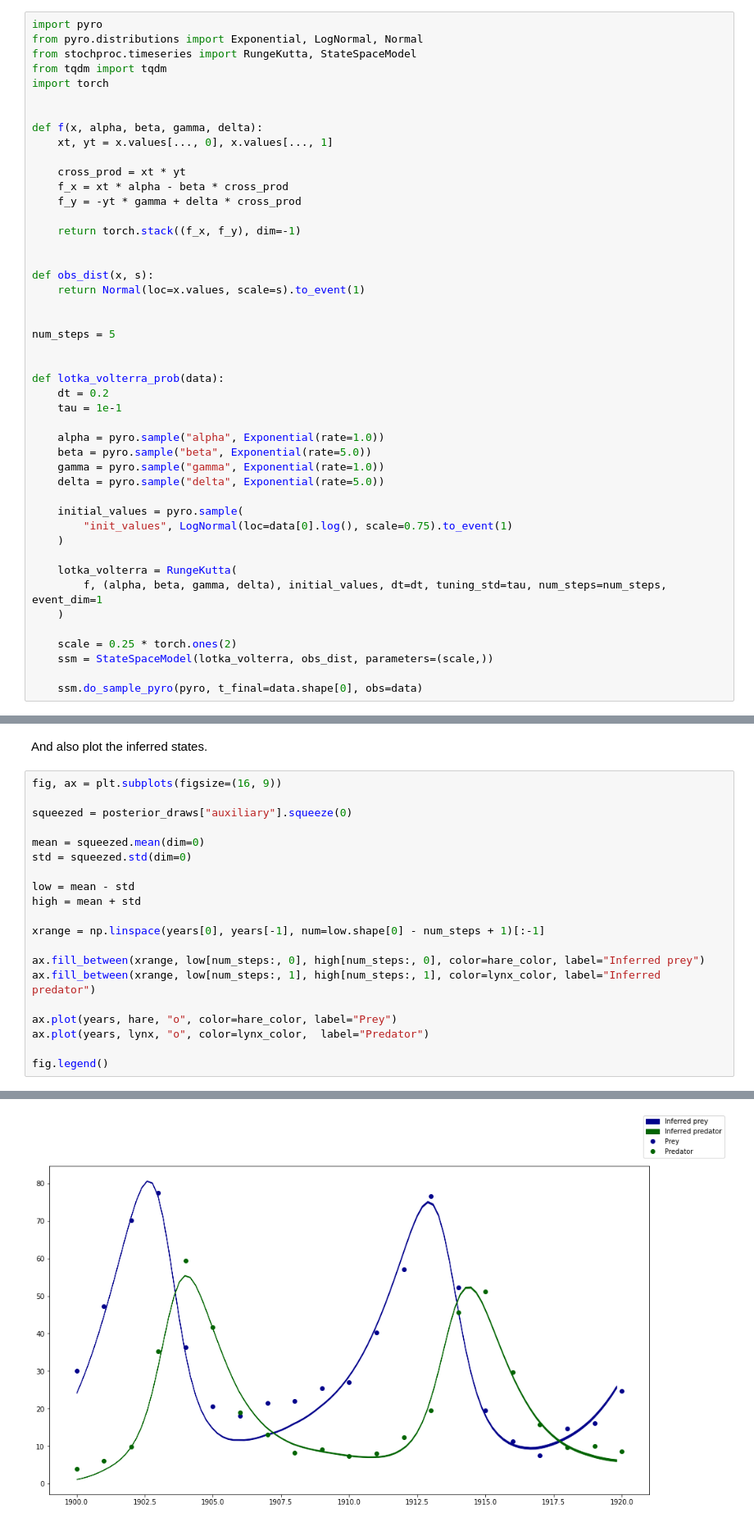
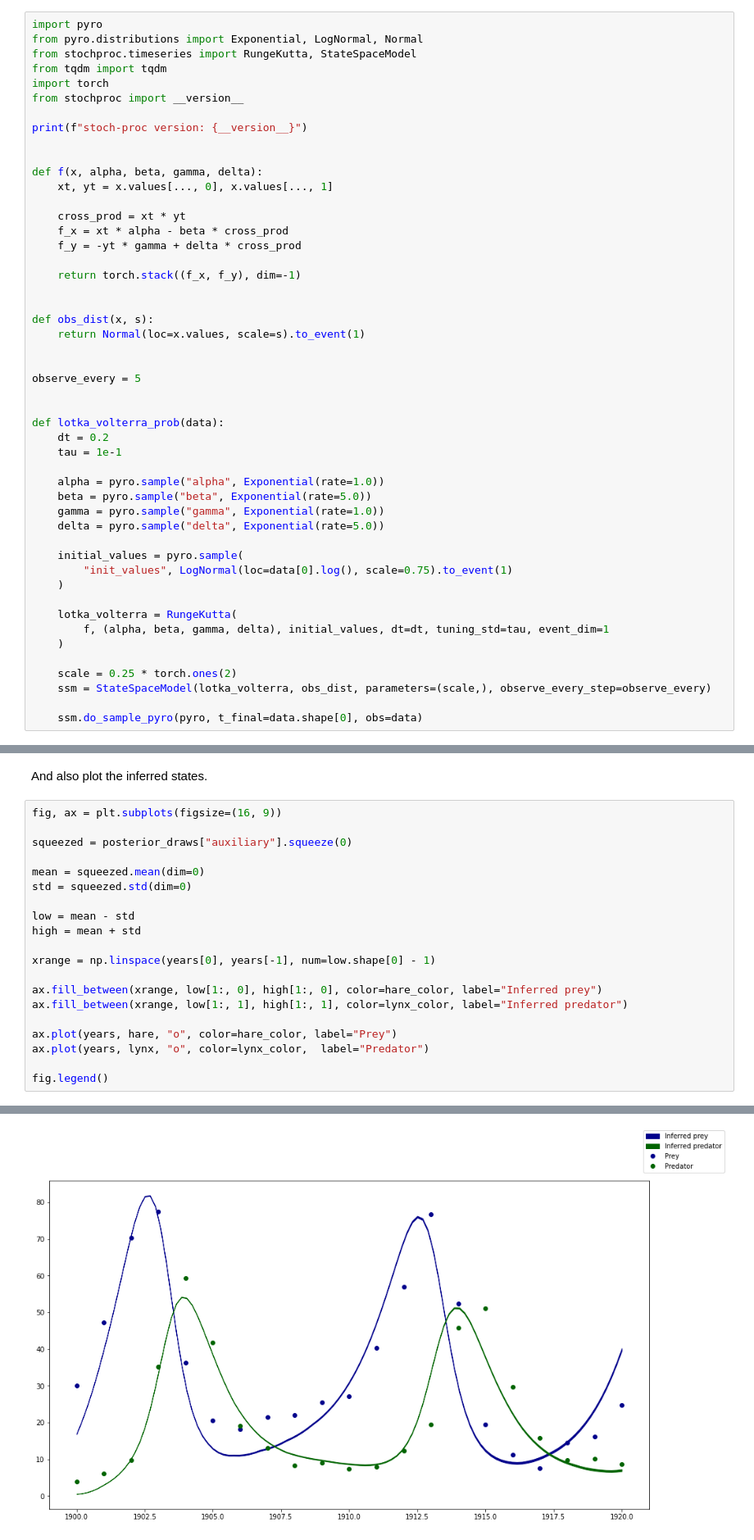
Before and after one commit to tingiskhan/stoch-proc, a Jupyter notebook: examples/hare-munchers.ipynb, the cells around one changed output, grey strips where cells are left out. Shown at 82% size. Drawn from its saved outputs; the diff is of its cells as text.

Commit message:
Feature/improved behaviour num steps (#7)
* Ups version

* Docs

* Adds time index property to result

* Improves step handling

* Fixes tests

* NB

```diff
--- a/examples/hare-munchers.ipynb
+++ b/examples/hare-munchers.ipynb
@@ -56,6 +56,9 @@ from pyro.distributions import Exponential, LogNormal, Normal
 from stochproc.timeseries import RungeKutta, StateSpaceModel
 from tqdm import tqdm
 import torch
+from stochproc import __version__
+
+print(f"stoch-proc version: {__version__}")
 
 
 def f(x, alpha, beta, gamma, delta):
@@ -72,7 +75,7 @@ def obs_dist(x, s):
     return Normal(loc=x.values, scale=s).to_event(1)
 
 
-num_steps = 5
+observe_every = 5
 
 
 def lotka_volterra_prob(data):
@@ -89,10 +92,10 @@ def lotka_volterra_prob(data):
     )
 
     lotka_volterra = RungeKutta(
-        f, (alpha, beta, gamma, delta), initial_values, dt=dt, tuning_std=tau, num_steps=num_steps, event_dim=1
+        f, (alpha, beta, gamma, delta), initial_values, dt=dt, tuning_std=tau, event_dim=1
     )
 
     scale = 0.25 * torch.ones(2)
-    ssm = StateSpaceModel(lotka_volterra, obs_dist, parameters=(scale,))
+    ssm = StateSpaceModel(lotka_volterra, obs_dist, parameters=(scale,), observe_every_step=observe_every)
 
     ssm.do_sample_pyro(pyro, t_final=data.shape[0], obs=data)
@@ -145,23 +150,23 @@ And also plot the inferred states.
 # %%
 fig, ax = plt.subplots(figsize=(16, 9))
 
 squeezed = posterior_draws["auxiliary"].squeeze(0)
 
 mean = squeezed.mean(dim=0)
 std = squeezed.std(dim=0)
 
 low = mean - std
 high = mean + std
 
-xrange = np.linspace(years[0], years[-1], num=low.shape[0] - num_steps + 1)[:-1]
+xrange = np.linspace(years[0], years[-1], num=low.shape[0] - 1)
 
-ax.fill_between(xrange, low[num_steps:, 0], high[num_steps:, 0], color=hare_color, label="Inferred prey")
-ax.fill_between(xrange, low[num_steps:, 1], high[num_steps:, 1], color=lynx_color, label="Inferred predator")
+ax.fill_between(xrange, low[1:, 0], high[1:, 0], color=hare_color, label="Inferred prey")
+ax.fill_between(xrange, low[1:, 1], high[1:, 1], color=lynx_color, label="Inferred predator")
 
 ax.plot(years, hare, "o", color=hare_color, label="Prey")
 ax.plot(years, lynx, "o", color=lynx_color,  label="Predator")
 
 fig.legend()
 # %% [output]
 <matplotlib.legend.Legend at 0x...>
-[figure, old version]
+[figure, new version]
```
Also changed, not shown: parts of 2 cells of this notebook, 10 other files.
